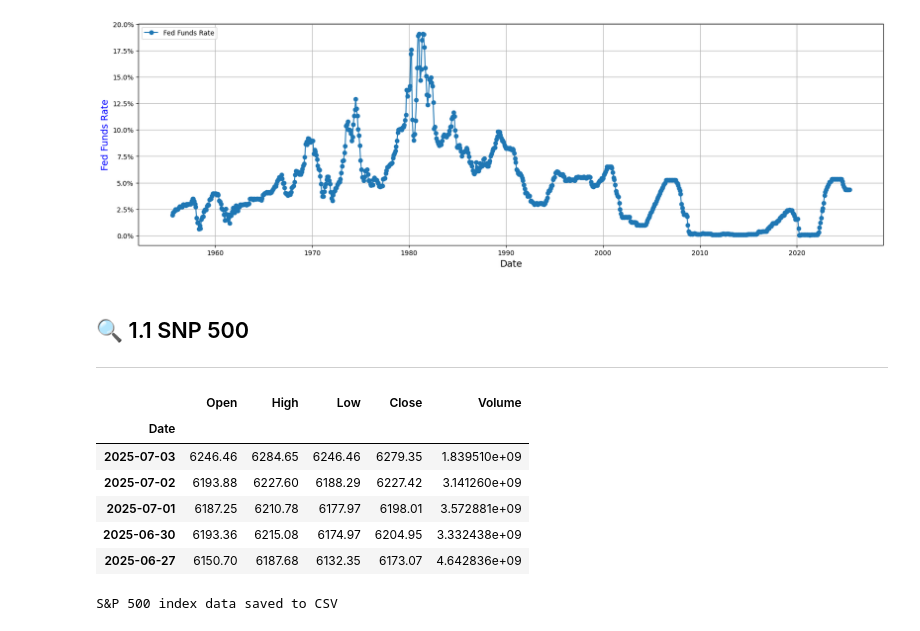
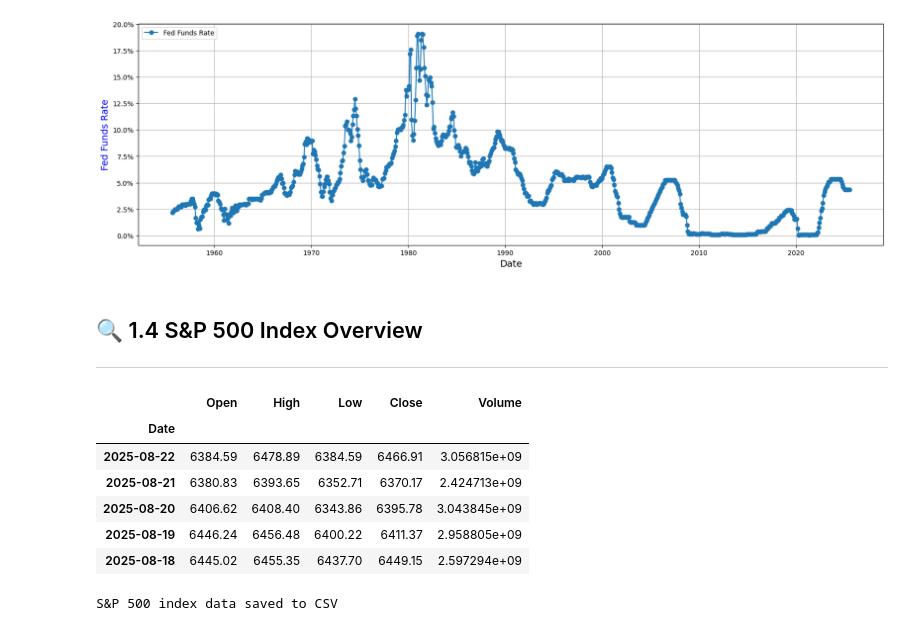
Before and after one commit to TeslimAdeyanju/13-Portfolio-Financial-Data-Analysis-Pipeline, a Jupyter notebook: Note 1-Data Extraction and Setup/note-1-data-extraction-and-Setup.ipynb, the cells around one changed output. Cells and saved outputs as stored; diff of their text form; code cells hidden in the pictures.

```diff
--- a/Note 1-Data Extraction and Setup/note-1-data-extraction-and-Setup.ipynb
+++ b/Note 1-Data Extraction and Setup/note-1-data-extraction-and-Setup.ipynb
@@ -358,22 +616,30 @@ plt.show()
 # %% [output]
 [figure]
 # %% [markdown]
-## 🔍 1.1 SNP 500
+## 🔍 1.4 S&P 500 Index Overview
 ____
 # %%
-# Other indexes: https://stooq.com/t/
+# S&P 500 Index data from Stooq
+# Source: https://stooq.com/t/
+# Note: This provides historical S&P 500 data with different structure than Yahoo Finance
 
-# SPX= S&P500
-spx_index = pdr.get_data_stooq('^SPX', start, end)
-spx_index.head()
+print("📊 Downloading S&P 500 index data from Stooq...")
+spx_index = safe_data_download('^SPX', 'stooq', start_date=start, end_date=end)
+
+if spx_index is not None:
+    print(f"✅ S&P 500 index data downloaded successfully. Shape: {spx_index.shape}")
+    print("\n📈 Sample S&P 500 data:")
+    print(spx_index.head())
+else:
+    print("❌ Failed to download S&P 500 index data from Stooq")
 # %% [output]
 |  | Open | High | Low | Close | Volume |
 | Date |  |  |  |  |  |
-| 2025-07-03 | 6246.46 | 6284.65 | 6246.46 | 6279.35 | 1.839510e+09 |
-| 2025-07-02 | 6193.88 | 6227.60 | 6188.29 | 6227.42 | 3.141260e+09 |
-| 2025-07-01 | 6187.25 | 6210.78 | 6177.97 | 6198.01 | 3.572881e+09 |
-| 2025-06-30 | 6193.36 | 6215.08 | 6174.97 | 6204.95 | 3.332438e+09 |
-| 2025-06-27 | 6150.70 | 6187.68 | 6132.35 | 6173.07 | 4.642836e+09 |
+| 2025-08-22 | 6384.59 | 6478.89 | 6384.59 | 6466.91 | 3.056815e+09 |
+| 2025-08-21 | 6380.83 | 6393.65 | 6352.71 | 6370.17 | 2.424713e+09 |
+| 2025-08-20 | 6406.62 | 6408.40 | 6343.86 | 6395.78 | 3.043845e+09 |
+| 2025-08-19 | 6446.24 | 6456.48 | 6400.22 | 6411.37 | 2.958805e+09 |
+| 2025-08-18 | 6445.02 | 6455.35 | 6437.70 | 6449.15 | 2.597294e+09 |
 # %%
 # Save spx_index to CSV if it's not None
 if spx_index is not None:
```
Also changed, not shown: parts of 37 cells of this notebook, 6 other files.
